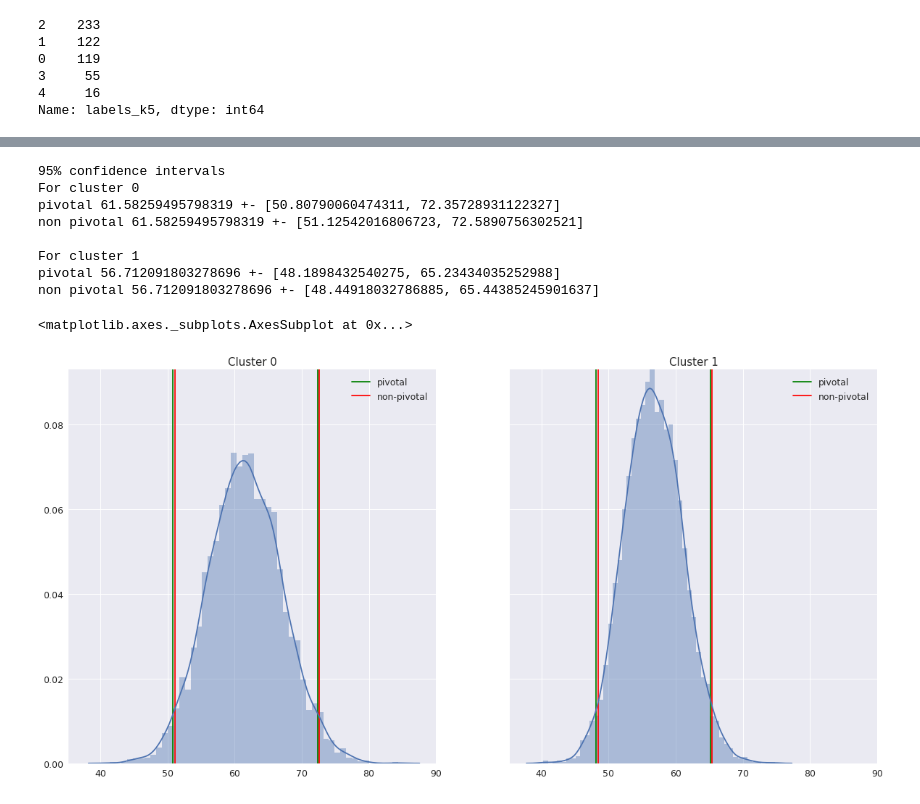
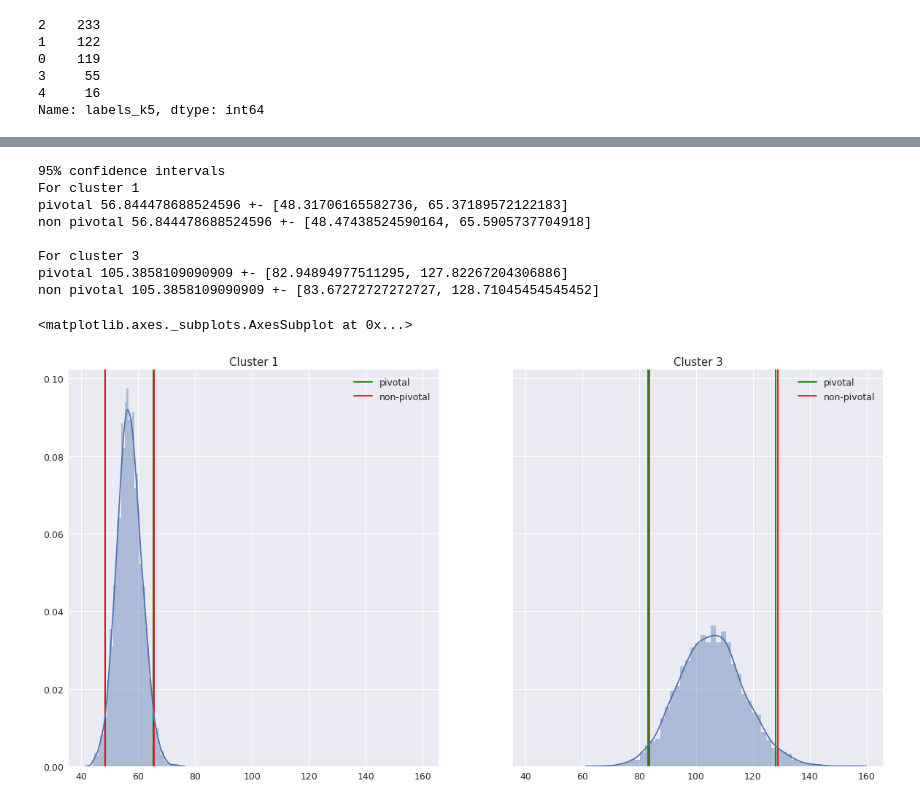
Before and after one commit to Euphe/data_analysis_project, a Jupyter notebook: hw2.ipynb, the cells around one changed output, grey strips where cells are left out. Cells and saved outputs as stored; diff of their text form; code cells hidden in the pictures.

Commit message:
Fix hw2 report, plots, cluster choices

```diff
--- a/hw2.ipynb
+++ b/hw2.ipynb
@@ -165,11 +175,11 @@ Name: labels_k5, dtype: int64
 # %%
-# Let's inspect two clusters closely: cluster 0 and 1.
+# Let's inspect two clusters closely: cluster 3 and 1.
 # About them we know:
-# Cluster 1 contains mostly old, pre-1980 movies. Cluster 0 is about the 90-s.
-# Cluster 0 has over 2 times the amount of movies compared to cluster 1.
+# Cluster 3 contains mostly old, pre-1980 movies. Cluster 1 is about the 90-s.
 # We do not know much about the body count difference between them however.
-cluster_0 = df[task_df['labels_k5'] == 0]
-cluster_1 = df[task_df['labels_k5'] == 1]
-sns.lmplot(x="Year", y="Length_Minutes", fit_reg=False, data=task_df[(task_df['labels_k5'] == 0)|(task_df['labels_k5'] == 1)], hue='labels_k5')
+cluster_0 = df[task_df['labels_k5'] == 1]
+cluster_1 = df[task_df['labels_k5'] == 3]
+cl3_color= (0.5058823529411764, 0.4470588235294118, 0.6980392156862745)
+sns.lmplot(x="Year", y="Length_Minutes", fit_reg=False, data=task_df[(task_df['labels_k5'] == 3)|(task_df['labels_k5'] == 1)], hue='labels_k5', palette={1: 'g', 3: cl3_color})
 # %% [output]
 <seaborn.axisgrid.FacetGrid at 0x...>
@@ -239,44 +251,44 @@ def distplot_with_conf_intervals(vec, ax=None):
     for x in confidence_interval_pivotal(vec):
         line = ax.axvline(x=x, color='g')
     line.set_label('pivotal')
     for x in confidence_interval_non_pivotal(vec, 95):
         line = ax.axvline(x=x, color='r')
     line.set_label('non-pivotal')
     ax.legend(loc='best')
     return sns.distplot(vec, ax=ax, norm_hist=False)
 
 print('95% confidence intervals')
-print('For cluster 0')
+print('For cluster 1')
 print('pivotal', b_means_cluster_0.mean(), '+-', confidence_interval_pivotal(b_means_cluster_0))
 print('non pivotal', b_means_cluster_0.mean(), '+-', confidence_interval_non_pivotal(b_means_cluster_0, 95))
 print()
-print('For cluster 1')
+print('For cluster 3')
 print('pivotal', b_means_cluster_1.mean(), '+-', confidence_interval_pivotal(b_means_cluster_1))
 print('non pivotal', b_means_cluster_1.mean(), '+-', confidence_interval_non_pivotal(b_means_cluster_1, 95))
 
 fig = plt.figure(figsize=(20,10))
 axes = fig.subplots(1, 2, sharex=True, sharey=True)
-axes[0].set_title('Cluster 0')
+axes[0].set_title('Cluster 1')
 distplot_with_conf_intervals(b_means_cluster_0, ax=axes[0])
-axes[1].set_title('Cluster 1')
+axes[1].set_title('Cluster 3')
 distplot_with_conf_intervals(b_means_cluster_1, ax=axes[1])
 
 # Applying bootstrap with 5000 samples
 # We obtain that between these clusters the distributions of Body_Count really differ.
 # They not only have different means, as evident by confidence intervals, byt also have different bell shapes.
 # Interestingly the pivotal and non-pivotal confidence intervals are almost same.
 # We draw the conclusion, that movie body count distribution is approximately Gaussian.
 # %% [output]
 95% confidence intervals
-For cluster 0
-pivotal 61.58259495798319 +- [50.80790060474311, 72.35728931122327]
-non pivotal 61.58259495798319 +- [51.12542016806723, 72.5890756302521]
+For cluster 1
+pivotal 56.844478688524596 +- [48.31706165582736, 65.37189572122183]
+non pivotal 56.844478688524596 +- [48.47438524590164, 65.5905737704918]
 
-For cluster 1
-pivotal 56.712091803278696 +- [48.1898432540275, 65.23434035252988]
-non pivotal 56.712091803278696 +- [48.44918032786885, 65.44385245901637]
+For cluster 3
+pivotal 105.3858109090909 +- [82.94894977511295, 127.82267204306886]
+non pivotal 105.3858109090909 +- [83.67272727272727, 128.71045454545452]
 <matplotlib.axes._subplots.AxesSubplot at 0x...>
-[figure, old version]
+[figure, new version]
 # %%
 grand_mean_b_samples = bootstrap_means(df.Body_Count)
 print('95% confidence intervals')
```
Also changed, not shown: parts of 10 cells of this notebook, 4 other files.
